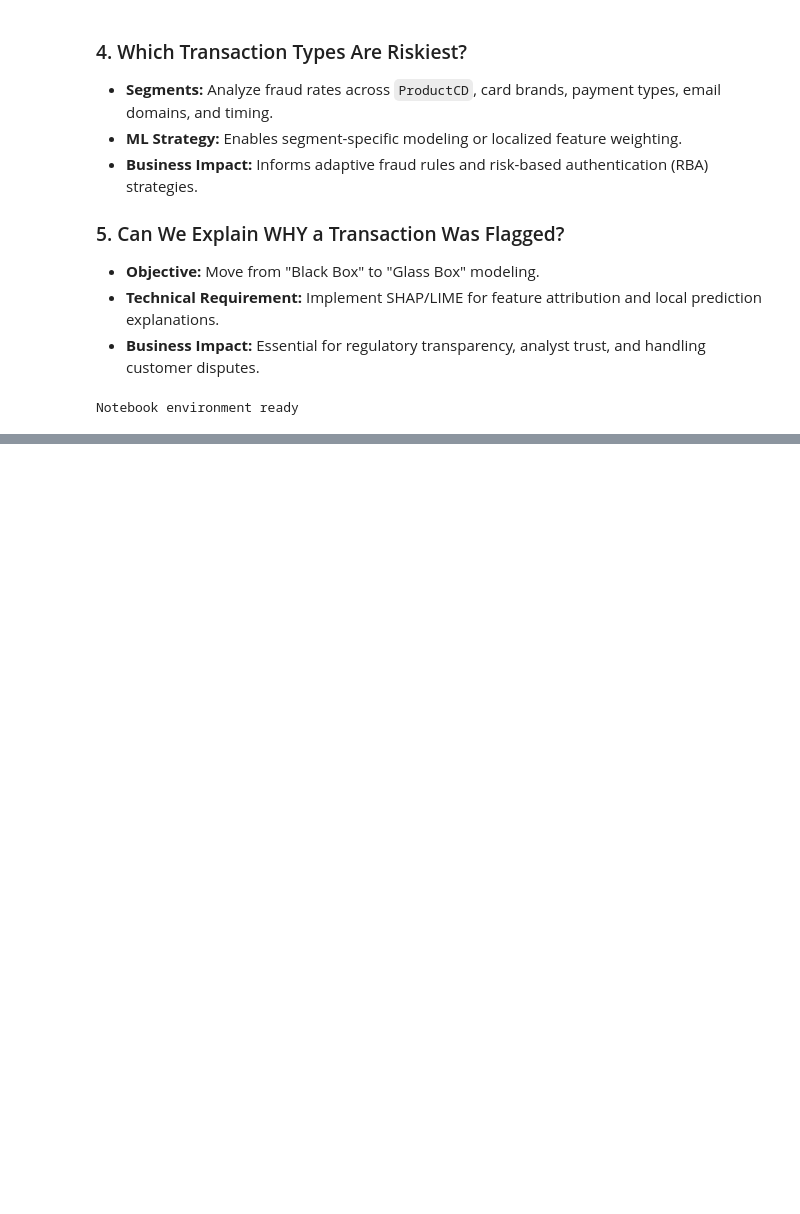
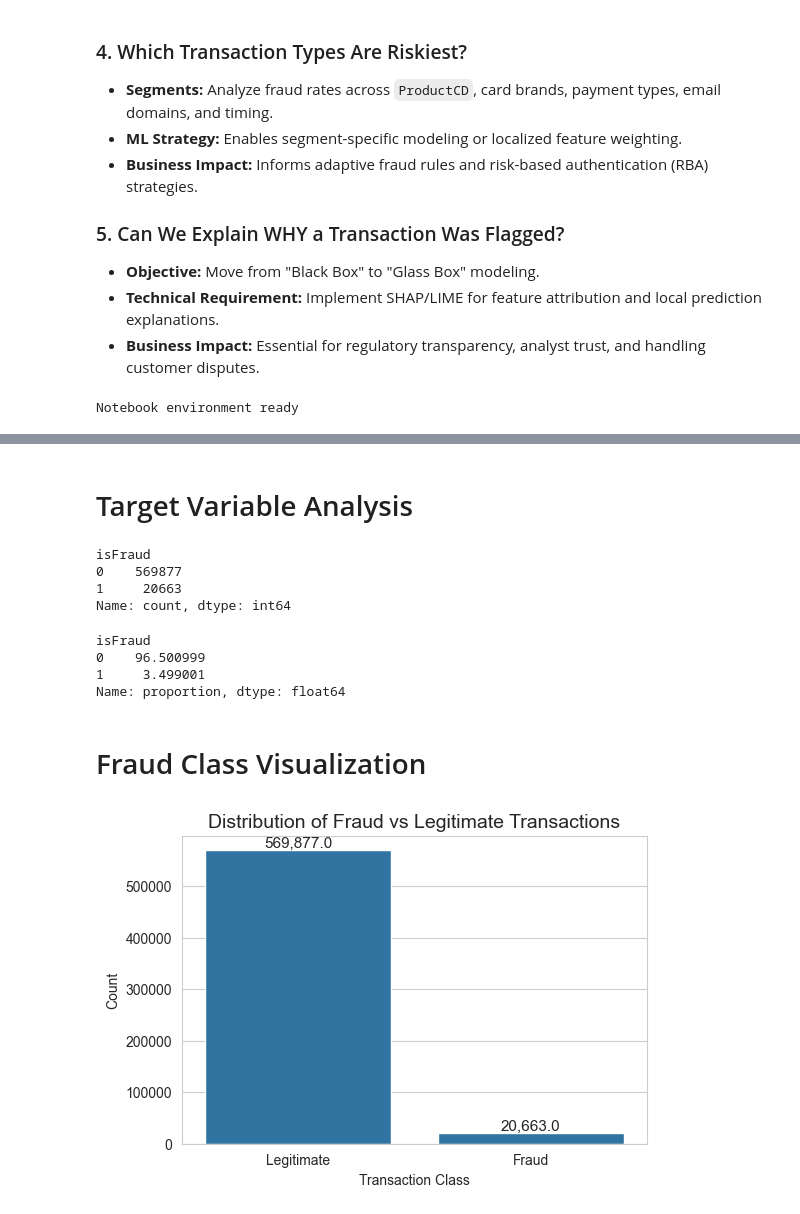
Before and after one commit to PM-1102/fraud-detection, a Jupyter notebook: notebooks/01_eda.ipynb, the cells around one changed output, grey strips where cells are left out. Cells and saved outputs as stored; diff of their text form; code cells hidden in the pictures; blank space fills up the shorter version.

Commit message:
Complete comprehensive fraud detection EDA

```diff
--- a/notebooks/01_eda.ipynb
+++ b/notebooks/01_eda.ipynb
@@ -64,0 +114,15 @@ Notebook environment ready
+# %%
+# =========================================================
+# MERGE DATASETS
+# =========================================================
+
+df = pd.merge(
+    train_transaction,
+    train_identity,
+    how="left",
+    on="TransactionID"
+)
+
+print("Merged Dataset Shape:", df.shape)
+
+df.head()
@@ -64,0 +254,59 @@ Notebook environment ready
+# %% [markdown]
+# Target Variable Analysis
+# %%
+# TARGET VARIABLE DISTRIBUTION
+
+fraud_counts = df['isFraud'].value_counts()
+
+print(fraud_counts)
+# %% [output]
+isFraud
+0    569877
+1     20663
+Name: count, dtype: int64
+# %%
+# Fraud Percentage
+fraud_rate = (
+    df['isFraud'].value_counts(normalize=True) * 100
+)
+print(fraud_rate)
+# %% [output]
+isFraud
+0    96.500999
+1     3.499001
+Name: proportion, dtype: float64
+# %% [markdown]
+# Fraud Class Visualization
+# %%
+plt.figure(figsize=(6, 4))
+
+ax = (
+    sns.countplot(x='isFraud', data=df)
+)
+
+# Add count labels
+for p in ax.patches:
+    ax.annotate(
+        f'{p.get_height():,}',
+        (p.get_x() + p.get_width() / 2., p.get_height()),
+        ha='center',
+        va='bottom',
+        fontsize=11
+    )
+
+plt.title(
+    'Distribution of Fraud vs Legitimate Transactions',
+    fontsize=14
+)
+
+plt.xlabel('Transaction Class')
+plt.ylabel('Count')
+
+plt.xticks(
+    [0, 1],
+    ['Legitimate', 'Fraud']
+)
+
+plt.show()
+# %% [output]
+[figure, added]
```
Also changed, not shown: parts of 117 cells of this notebook.
